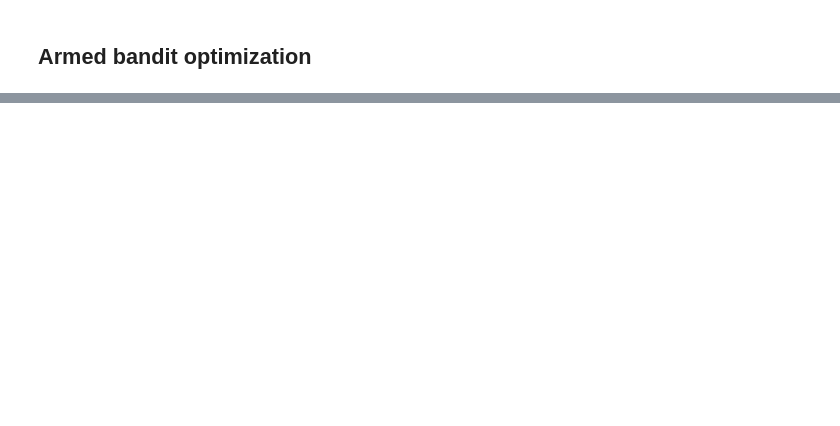
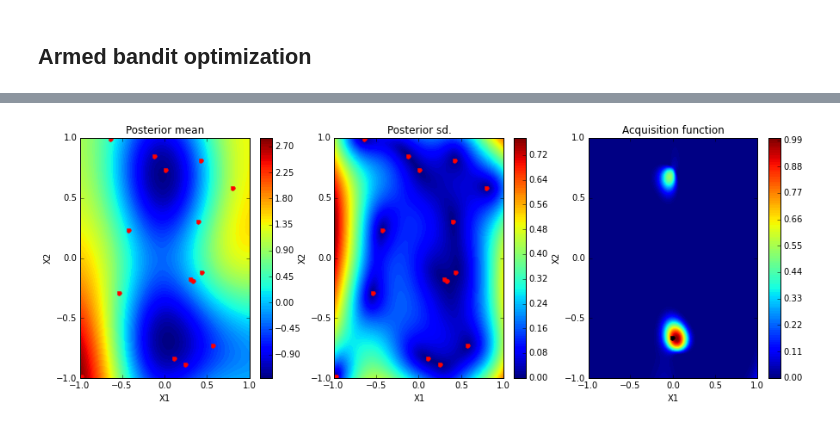
Before and after one commit to SheffieldML/GPyOpt, a Jupyter notebook: manual/Bandits optimization.ipynb, the cells around one changed output, grey strips where cells are left out. Saved outputs shown, nothing was run; the diff lists cells and outputs as text; code cells hidden in the pictures; blank space fills up the shorter version.

Commit message:
bandits optimization now working

```diff
--- a/manual/Bandits optimization.ipynb
+++ b/manual/Bandits optimization.ipynb
@@ -11,12 +11,12 @@ seed(1234)
 # --- Fucntion to optimize
 func  = GPyOpt.objective_examples.experiments2d.sixhumpcamel()
 
-bandit = samples_multidimensional_uniform([(-1,1),(-1,1)],200)
+bandit = samples_multidimensional_uniform([(-1,1),(-1,1)],500)
 
 # --- Space design (two alternative ways of defining a bandit)
-#space = GPyOpt.Design_space(space =[{'name': 'var_1', 'type': 'bandit', 'domain': bandit}])
-space = GPyOpt.Design_space(space =[{'name': 'var_1', 'type': 'discrete', 'domain': (0,0.3,0.5)},
-                                    {'name': 'var_2', 'type': 'discrete', 'domain': (-1,0,1,2)}])
+space = GPyOpt.Design_space(space =[{'name': 'var_1', 'type': 'bandit', 'domain': bandit}])
+#space = GPyOpt.Design_space(space =[{'name': 'var_1', 'type': 'discrete', 'domain': (0.1,0.3,0.5)},
+#                                    {'name': 'var_2', 'type': 'discrete', 'domain': (-1,0,1,2)}])
 
 # --- Objective
 objective = GPyOpt.core.task.SingleObjective(func.f, space)
@@ -31,7 +31,8 @@ aquisition_optimizer = GPyOpt.optimization.AcquisitionOptimizer(space)
 acquisition = GPyOpt.acquisitions.AcquisitionEI(model, space, optimizer=aquisition_optimizer)
 
 # --- CHOOSE the intial design
-initial_design = bandit[0:3,:]
+initial_design = GPyOpt.util.stats.initial_design('random', space, 10)
+
 
 # BO object
 bo = GPyOpt.core.BO(model, space, objective, acquisition, initial_design)
@@ -68,0 +59,4 @@ Optimization restart 5/5, f = 9.23614419932
+# %%
+bo.plot_acquisition()
+# %% [output]
+[figure, added]
```
Also changed, not shown: parts of 6 cells of this notebook, 5 other files.
